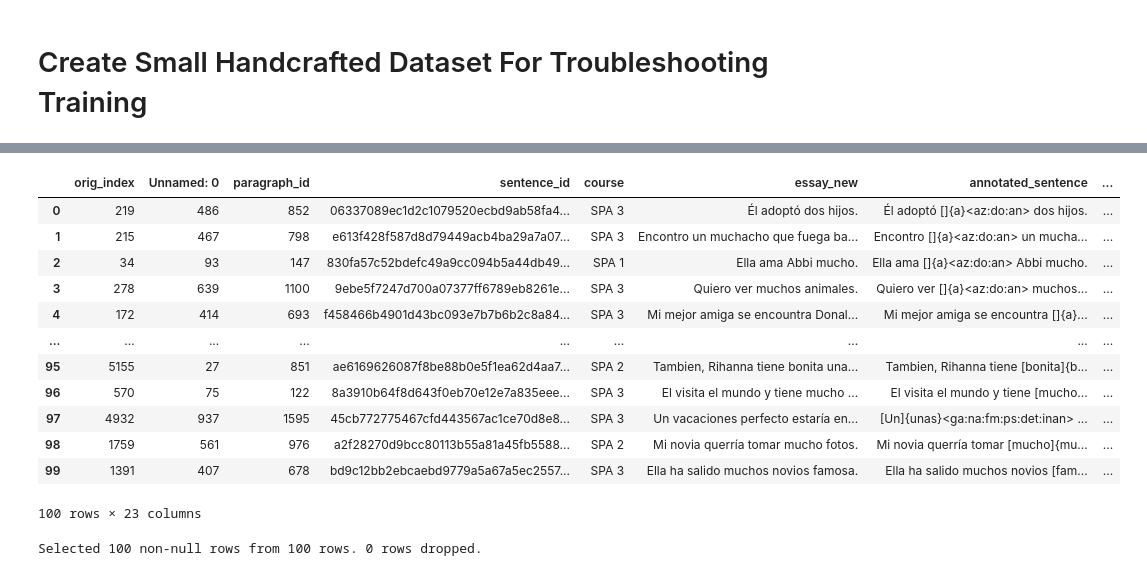
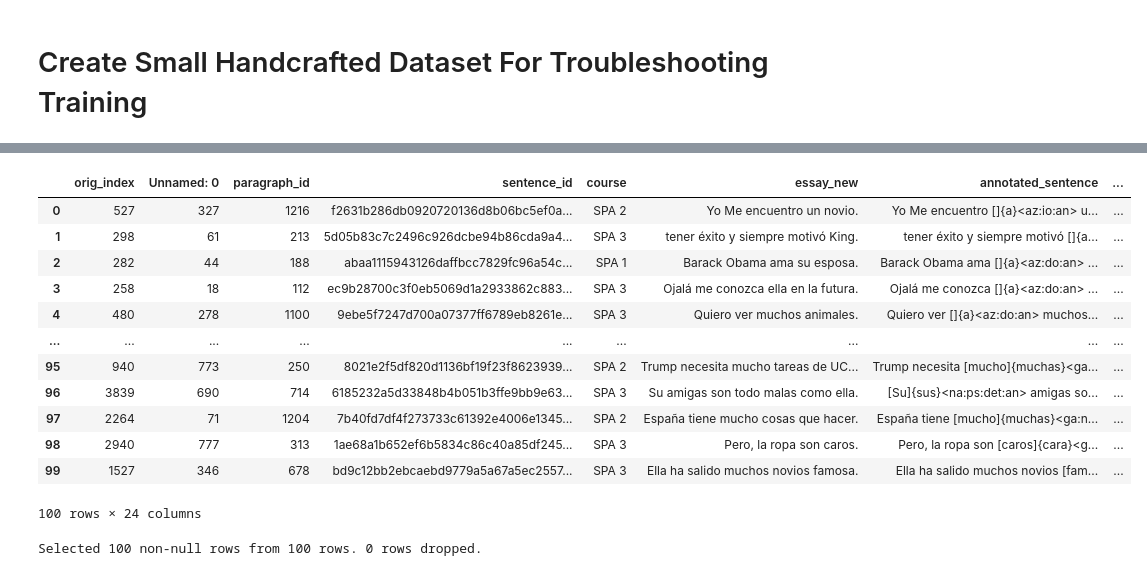
Before and after one commit to team-langbot/model_gec, a Jupyter notebook: gec_bert_data_prep.ipynb, the cells around one changed output, grey strips where cells are left out. Drawn from its saved outputs; the diff is of its cells as text; code cells hidden in the pictures.

Commit message:
Include evidence words in the logic

```diff
--- a/gec_bert_data_prep.ipynb
+++ b/gec_bert_data_prep.ipynb
@@ -1183,32 +1213,32 @@ df_errors_smaller.to_csv(f'{args.PROCESSED_DATA_FOLDER}/bert_small.csv', index=F
 # %%
 # Reload the smaller dataset
 def load_smaller():
     # Converters not working
-    df = pd.read_csv(args.PROCESSED_DATA_FOLDER + "/bert_small.csv", index_col=None, header=0)
+    df = pd.read_csv(args.PROCESSED_DATA_FOLDER + "/bert_small_evidence.csv", index_col=None, header=0)
     # The source, target and correction_index cols are loaded as string version of lists. Convert them to actual lists.
     df.source = df.apply(lambda row: eval(row.source), axis=1)
     df.target = df.apply(lambda row: eval(row.target), axis=1)
     df.correction_index = df.apply(lambda row: eval(row.correction_index), axis=1)
     df.evidence_index = df.apply(lambda row: eval(row.evidence_index), axis=1)
     df.predicted_parsing_order = df.apply(lambda row: eval(row.predicted_parsing_order), axis=1)
     return df
 
 df_errors_smaller = load_smaller()
 df_errors_smaller
 # %% [output]
 |  | orig_index | Unnamed: 0 | paragraph_id | sentence_id | course | essay_new | annotated_sentence | ... |
-| 0 | 219 | 486 | 852 | 06337089ec1d2c1079520ecbd9ab58fa4... | SPA 3 | Él adoptó dos hijos. | Él adoptó []{a}<az:do:an> dos hijos. | ... |
-| 1 | 215 | 467 | 798 | e613f428f587d8d79449acb4ba29a7a07... | SPA 3 | Encontro un muchacho que fuega ba... | Encontro []{a}<az:do:an> un mucha... | ... |
-| 2 | 34 | 93 | 147 | 830fa57c52bdefc49a9cc094b5a44db49... | SPA 1 | Ella ama Abbi mucho. | Ella ama []{a}<az:do:an> Abbi mucho. | ... |
-| 3 | 278 | 639 | 1100 | 9ebe5f7247d700a07377ff6789eb8261e... | SPA 3 | Quiero ver muchos animales. | Quiero ver []{a}<az:do:an> muchos... | ... |
-| 4 | 172 | 414 | 693 | f458466b4901d43bc093e7b7b6b2c8a84... | SPA 3 | Mi mejor amiga se encountra Donal... | Mi mejor amiga se encountra []{a}... | ... |
+| 0 | 527 | 327 | 1216 | f2631b286db0920720136d8b06bc5ef0a... | SPA 2 | Yo Me encuentro un novio. | Yo Me encuentro []{a}<az:io:an> u... | ... |
+| 1 | 298 | 61 | 213 | 5d05b83c7c2496c926dcbe94b86cda9a4... | SPA 3 | tener éxito y siempre motivó King. | tener éxito y siempre motivó []{a... | ... |
+| 2 | 282 | 44 | 188 | abaa1115943126daffbcc7829fc96a54c... | SPA 1 | Barack Obama ama su esposa. | Barack Obama ama []{a}<az:do:an> ... | ... |
+| 3 | 258 | 18 | 112 | ec9b28700c3f0eb5069d1a2933862c883... | SPA 3 | Ojalá me conozca ella en la futura. | Ojalá me conozca []{a}<az:do:an> ... | ... |
+| 4 | 480 | 278 | 1100 | 9ebe5f7247d700a07377ff6789eb8261e... | SPA 3 | Quiero ver muchos animales. | Quiero ver []{a}<az:do:an> muchos... | ... |
 | ... | ... | ... | ... | ... | ... | ... | ... | ... |
-| 95 | 5155 | 27 | 851 | ae6169626087f8be88b0e5f1ea62d4aa7... | SPA 2 | Tambien, Rihanna tiene bonita una... | Tambien, Rihanna tiene [bonita]{b... | ... |
-| 96 | 570 | 75 | 122 | 8a3910b64f8d643f0eb70e12e7a835eee... | SPA 3 | El visita el mundo y tiene mucho ... | El visita el mundo y tiene [mucho... | ... |
-| 97 | 4932 | 937 | 1595 | 45cb772775467cfd443567ac1ce70d8e8... | SPA 3 | Un vacaciones perfecto estaría en... | [Un]{unas}<ga:na:fm:ps:det:inan> ... | ... |
-| 98 | 1759 | 561 | 976 | a2f28270d9bcc80113b55a81a45fb5588... | SPA 2 | Mi novia querría tomar mucho fotos. | Mi novia querría tomar [mucho]{mu... | ... |
-| 99 | 1391 | 407 | 678 | bd9c12bb2ebcaebd9779a5a67a5ec2557... | SPA 3 | Ella ha salido muchos novios famosa. | Ella ha salido muchos novios [fam... | ... |
+| 95 | 940 | 773 | 250 | 8021e2f5df820d1136bf19f23f8623939... | SPA 2 | Trump necesita mucho tareas de UC... | Trump necesita [mucho]{muchas}<ga... | ... |
+| 96 | 3839 | 690 | 714 | 6185232a5d33848b4b051b3ffe9bb9e63... | SPA 3 | Su amigas son todo malas como ella. | [Su]{sus}<na:ps:det:an> amigas so... | ... |
+| 97 | 2264 | 71 | 1204 | 7b40fd7df4f273733c61392e4006e1345... | SPA 2 | España tiene mucho cosas que hacer. | España tiene [mucho]{muchas}<ga:n... | ... |
+| 98 | 2940 | 777 | 313 | 1ae68a1b652ef6b5834c86c40a85df245... | SPA 3 | Pero, la ropa son caros. | Pero, la ropa son [caros]{cara}<g... | ... |
+| 99 | 1527 | 346 | 678 | bd9c12bb2ebcaebd9779a5a67a5ec2557... | SPA 3 | Ella ha salido muchos novios famosa. | Ella ha salido muchos novios [fam... | ... |
-100 rows × 23 columns
+100 rows × 24 columns
 # %%
 export_as_json(df_errors_smaller, args.small_dataset.GEC_TRAIN_CSV, args.small_dataset.GEC_TEST_CSV, args.small_dataset.GEC_DEV_CSV)
 # %% [output]
```
Also changed, not shown: parts of 33 cells of this notebook, 17 other files.
